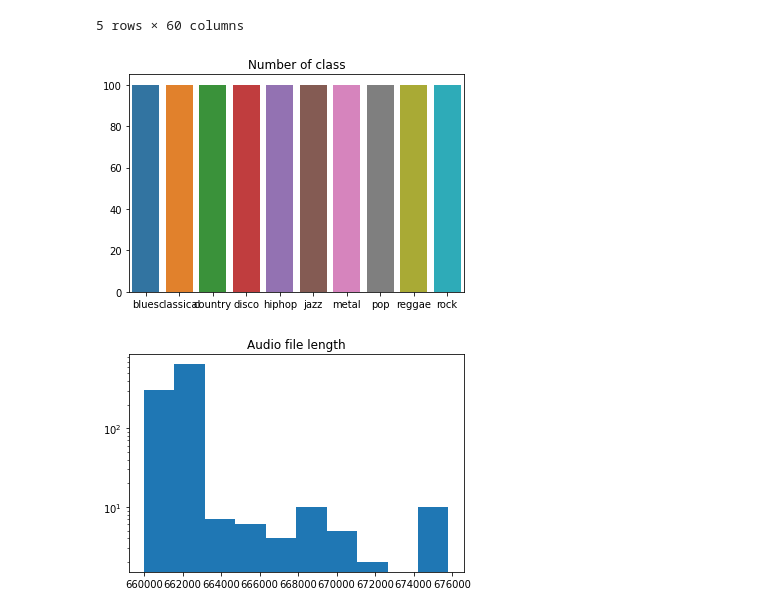
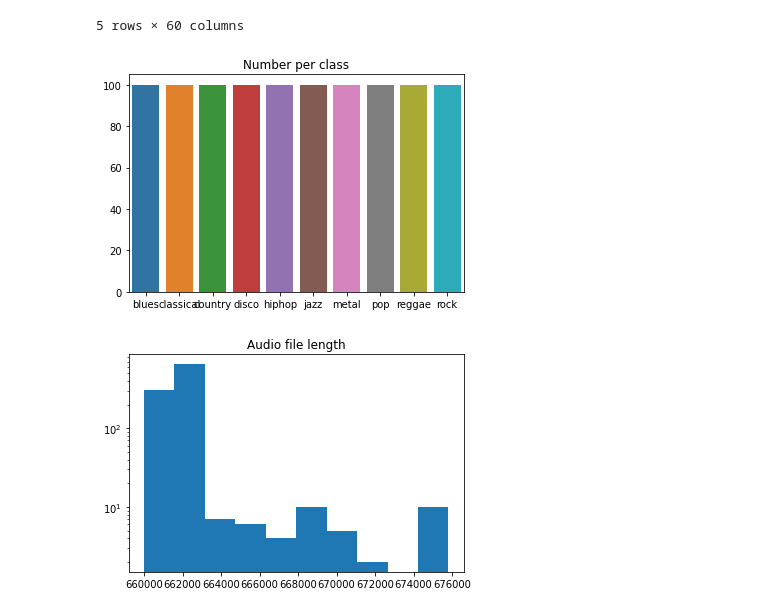
Before and after one commit to pthkbs123/SkillTreePython-DeepLearning, a Jupyter notebook: 04.Paper-with-code/ch04_05_WaveNet.ipynb, the cells around one changed output. Drawn from its saved outputs; the diff is of its cells as text; code cells hidden in the pictures.

```diff
--- a/04.Paper-with-code/ch04_05_WaveNet.ipynb
+++ b/04.Paper-with-code/ch04_05_WaveNet.ipynb
@@ -116,13 +122,12 @@ df.head()
 | 4 | blues.00004.wav | 661794 | 0.308526 | 0.087841 | 0.091529 | 0.002303 | 1835.004266 | ... |
 5 rows × 60 columns
 # %%
-# 예측해야 할 클래스
-
+# 예측해야할 클래스
 class_count = df['label'].value_counts()
-plt.title('Number of class')
-_ = sns.barplot(x = class_count.index, y = class_count.values)
+plt.title('Number per class')
+_=sns.barplot(x=class_count.index , y=class_count.values)
 # %% [output]
-[figure, old version]
+[figure, new version]
 # %%
 # 음성 파일의 길이
 plt.title('Audio file length')
```
Also changed, not shown: parts of 41 cells of this notebook.
